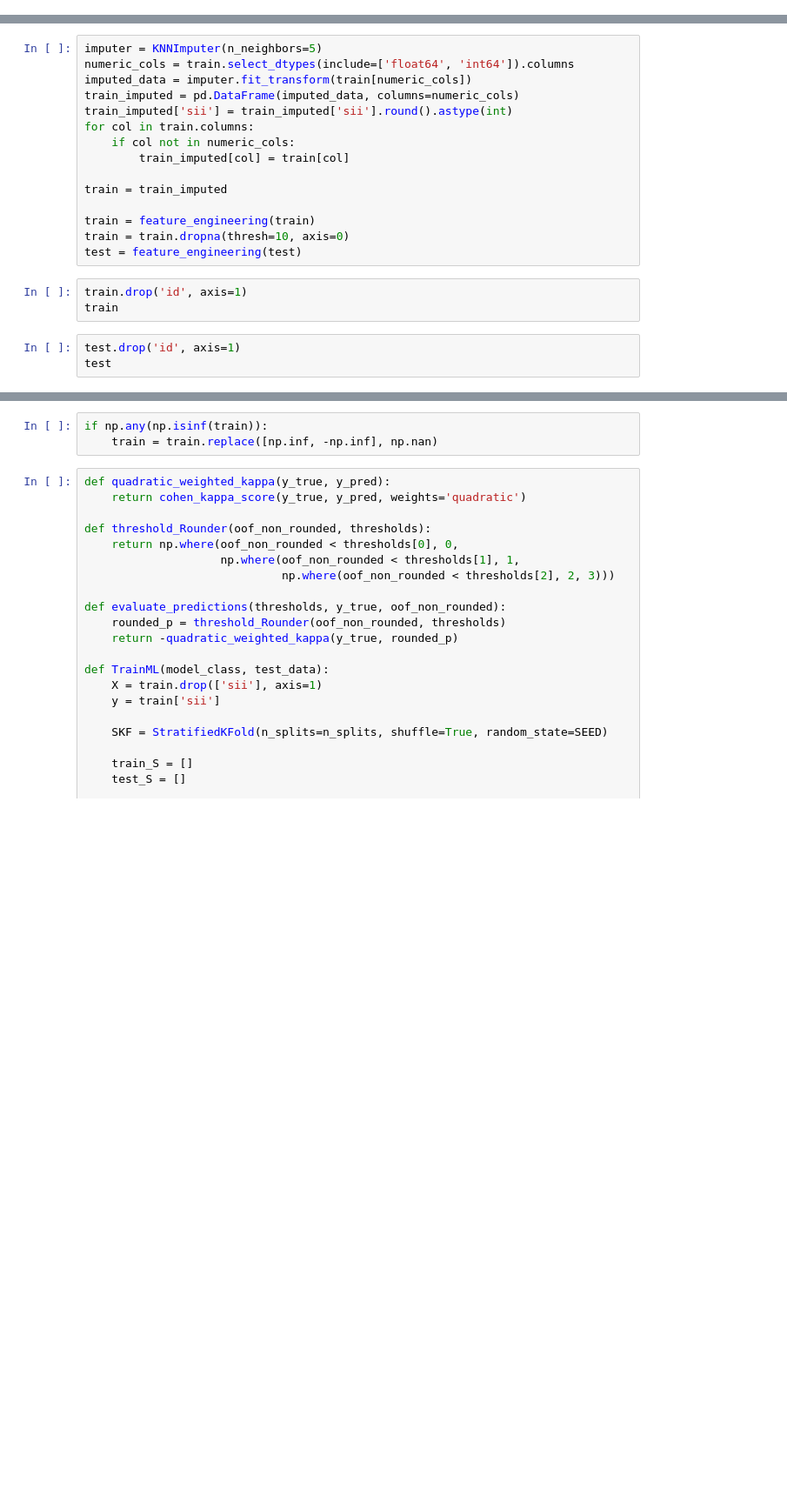
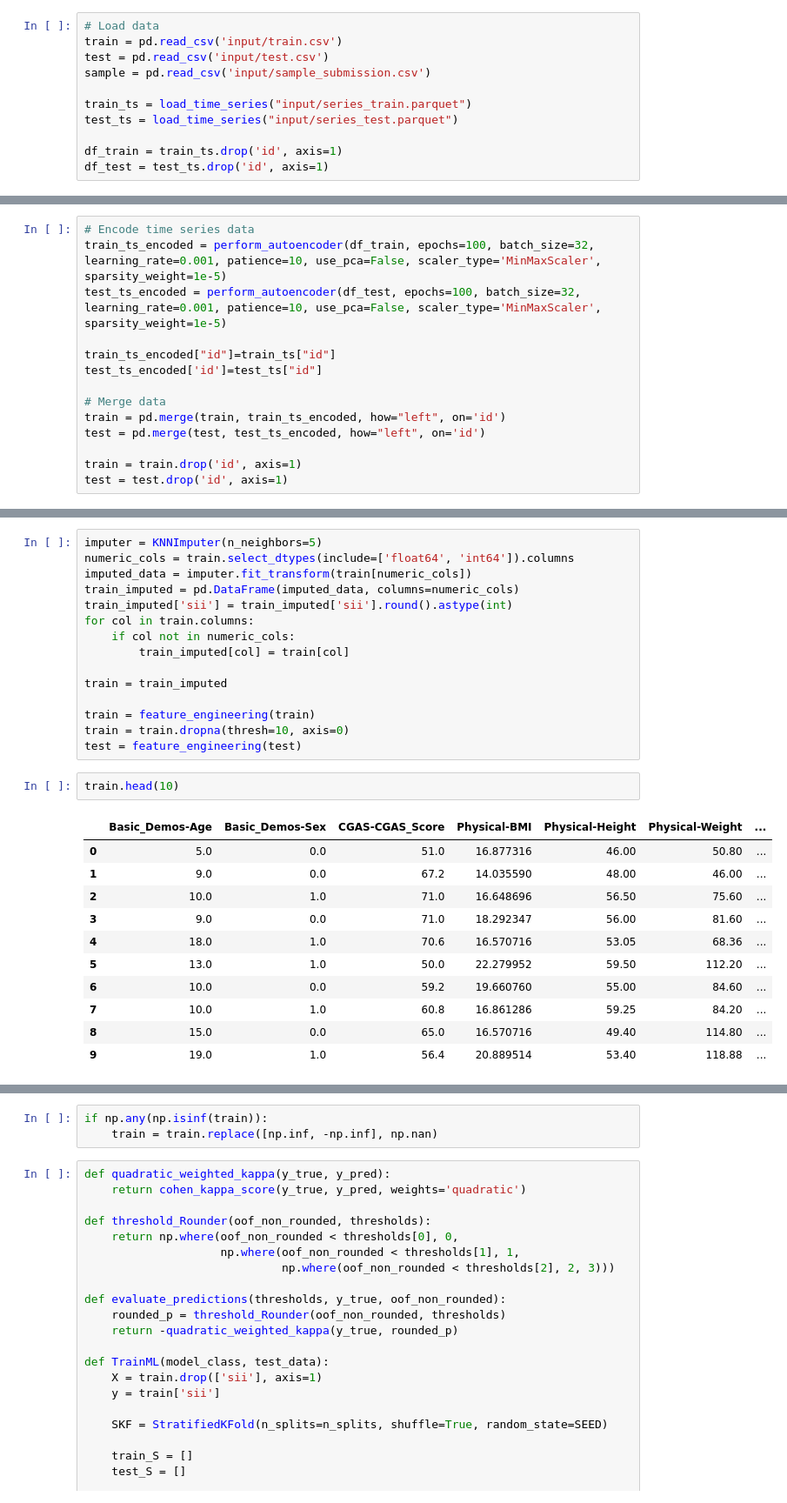
Before and after one commit to bonesclarke/PIU-Autoencoder, a Jupyter notebook: PIU-Notebook - Sparse Autoencoder.ipynb, the cells around one changed output, grey strips where cells are left out. Shown at 87% size. Saved outputs shown, nothing was run; the diff lists cells and outputs as text; blank space fills up the shorter version.

Commit message:
added up to submission 1

```diff
--- a/PIU-Notebook - Sparse Autoencoder.ipynb
+++ b/PIU-Notebook - Sparse Autoencoder.ipynb
@@ -84,6 +79,17 @@ def load_time_series(dirname) -> pd.DataFrame:
     df = pd.DataFrame(stats, columns=[f"stat_{i}" for i in range(len(stats[0]))])
     df['id'] = indexes
     return df
+# %%
+# Load data
+train = pd.read_csv('input/train.csv')
+test = pd.read_csv('input/test.csv')
+sample = pd.read_csv('input/sample_submission.csv')
+
+train_ts = load_time_series("input/series_train.parquet")
+test_ts = load_time_series("input/series_test.parquet")
+
+df_train = train_ts.drop('id', axis=1)
+df_test = test_ts.drop('id', axis=1)
 # %%
 # Sparse Autoencoder Model
 class SparseAutoencoder(nn.Module):
@@ -280,0 +278,14 @@ train
+# %%
+# Encode time series data
+train_ts_encoded = perform_autoencoder(df_train, epochs=100, batch_size=32, learning_rate=0.001, patience=10, use_pca=False, scaler_type='MinMaxScaler', sparsity_weight=1e-5)
+test_ts_encoded = perform_autoencoder(df_test, epochs=100, batch_size=32, learning_rate=0.001, patience=10, use_pca=False, scaler_type='MinMaxScaler', sparsity_weight=1e-5)
+
+train_ts_encoded["id"]=train_ts["id"]
+test_ts_encoded['id']=test_ts["id"]
+
+# Merge data
+train = pd.merge(train, train_ts_encoded, how="left", on='id')
+test = pd.merge(test, test_ts_encoded, how="left", on='id')
+
+train = train.drop('id', axis=1)
+test = test.drop('id', axis=1)
@@ -293,9 +400,17 @@ train = train_imputed
 train = feature_engineering(train)
 train = train.dropna(thresh=10, axis=0)
 test = feature_engineering(test)
-# %%
-train.drop('id', axis=1)
-train
-# %%
-test.drop('id', axis=1)
-test
+# %%
+train.head(10)
+# %% [output]
+|  | Basic_Demos-Age | Basic_Demos-Sex | CGAS-CGAS_Score | Physical-BMI | Physical-Height | Physical-Weight | ... |
+| 0 | 5.0 | 0.0 | 51.0 | 16.877316 | 46.00 | 50.80 | ... |
+| 1 | 9.0 | 0.0 | 67.2 | 14.035590 | 48.00 | 46.00 | ... |
+| 2 | 10.0 | 1.0 | 71.0 | 16.648696 | 56.50 | 75.60 | ... |
+| 3 | 9.0 | 0.0 | 71.0 | 18.292347 | 56.00 | 81.60 | ... |
+| 4 | 18.0 | 1.0 | 70.6 | 16.570716 | 53.05 | 68.36 | ... |
+| 5 | 13.0 | 1.0 | 50.0 | 22.279952 | 59.50 | 112.20 | ... |
+| 6 | 10.0 | 0.0 | 59.2 | 19.660760 | 55.00 | 84.60 | ... |
+| 7 | 10.0 | 1.0 | 60.8 | 16.861286 | 59.25 | 84.20 | ... |
+| 8 | 15.0 | 0.0 | 65.0 | 16.570716 | 49.40 | 114.80 | ... |
+| 9 | 19.0 | 1.0 | 56.4 | 20.889514 | 53.40 | 118.88 | ... |
```
Also changed, not shown: parts of 15 cells of this notebook, 9 other files.
